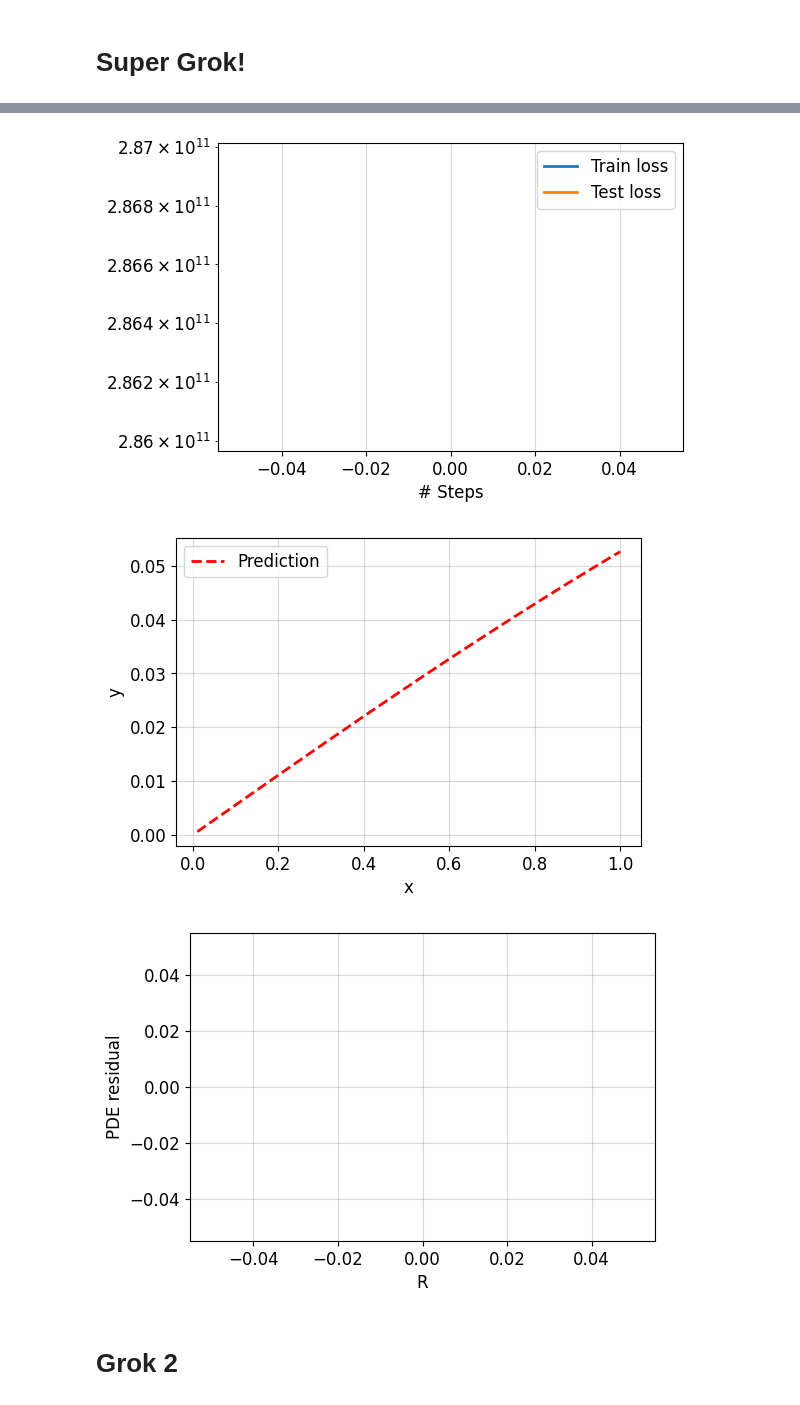
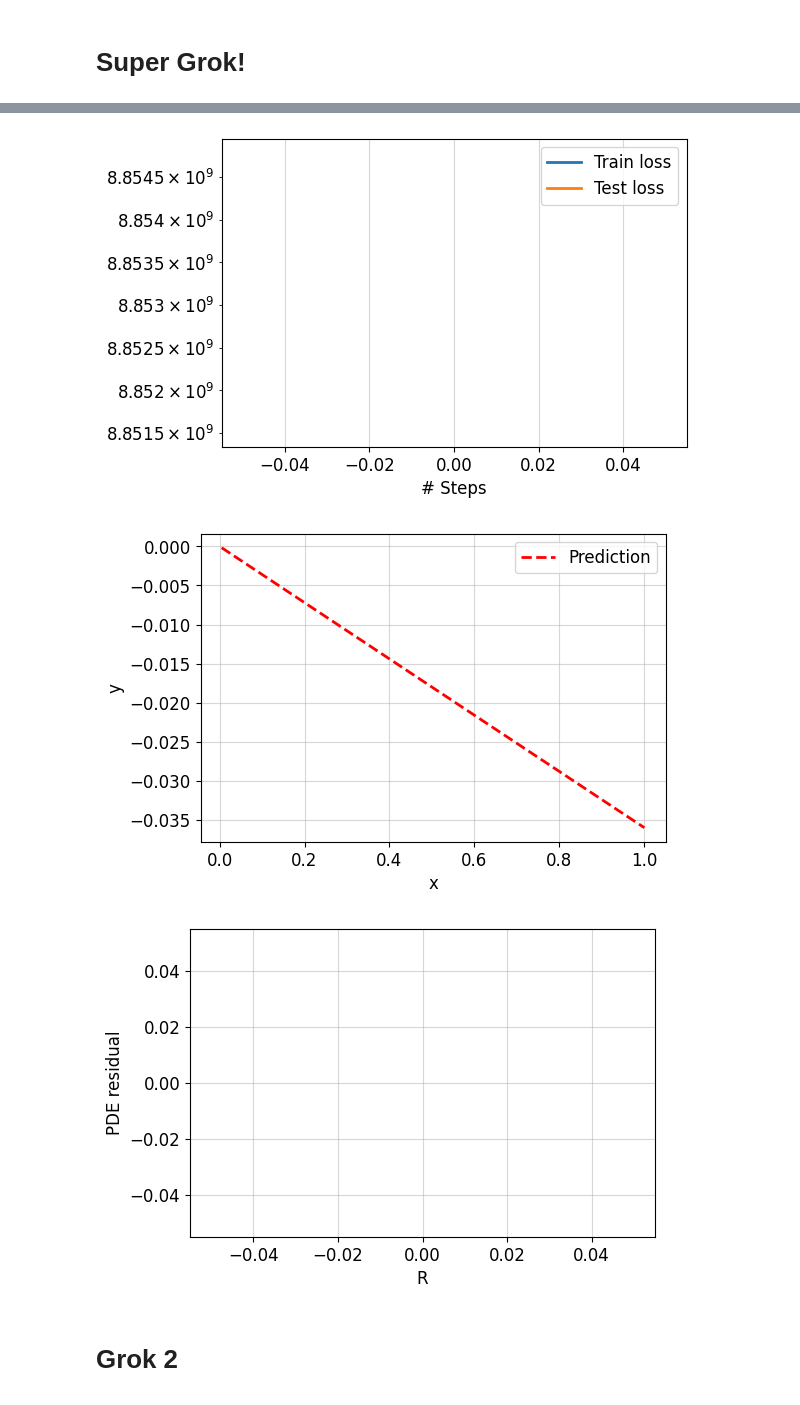
Before and after one commit to NimaFrj/Kaggle-Notebooks, a Jupyter notebook: hydro-pinn-test.ipynb, the cells around one changed output, grey strips where cells are left out. Drawn from its saved outputs; the diff is of its cells as text; code cells hidden in the pictures.

Commit message:
Kaggle Notebook | Hydro-PINN-Test | Version 7

```diff
--- a/hydro-pinn-test.ipynb
+++ b/hydro-pinn-test.ipynb
@@ -141,17 +141,17 @@ def Ptt(R, r):
 # Define the PDE
 def pde(R, r):
     epsilon = 1e-5
-    return dde.grad.jacobian(Prr(R, r), R, i=0, j=0) + Prr(R, r) / (R + epsilon) + Ptt(R, r) / (R + epsilon)
+    return dde.grad.jacobian(Prr(R, r), R, i=0, j=0) + Prr(R, r) / (R + epsilon) - Ptt(R, r) / (R + epsilon)
 
 # Define boundary functions
 def boundary_left(R, on_boundary):
-    return on_boundary and dde.utils.isclose(R[0], 1e-2)
+    return on_boundary and dde.utils.isclose(R[0], 5e-3)
 
 def boundary_right(R, on_boundary):
     return on_boundary and dde.utils.isclose(R[0], 1)
 
 # Define the geometry
-geom = dde.geometry.Interval(1e-2, 1)
+geom = dde.geometry.Interval(5e-3, 1)
 
 # Dirichlet BC at R = 1e-5
 bc1 = dde.icbc.DirichletBC(geom, lambda x: 0, boundary_left)
@@ -163,19 +163,19 @@ def bc2_func(inputs, outputs, X):
 bc2 = dde.icbc.OperatorBC(geom, bc2_func, boundary_right)
 
 # Define the PDE problem
-data = dde.data.PDE(geom, pde, [bc1, bc2], num_domain=100, num_boundary=2, num_test=200)
+data = dde.data.PDE(geom, pde, [bc1, bc2], num_domain=200, num_boundary=2, num_test=200)
 
 # Define the neural network
 activation = "tanh"
 initialization = "Glorot uniform"
-network = dde.nn.FNN([1] + [50] * 4 + [1], activation, initialization)
+network = dde.nn.FNN([1] + [200] * 5 + [1], activation, initialization)
 
 # Create and compile the model
 model = dde.Model(data, network)
-model.compile("adam", lr=1e-3)
+model.compile("adam", lr=3e-6)
 
 # Train the model
-losshistory, train_state = model.train(iterations=10000)
+losshistory, train_state = model.train(iterations=15000)
 
 # Save and plot the training results
 dde.saveplot(losshistory, train_state, issave=True, isplot=True)
@@ -202,12 +202,12 @@ Step      Train loss                        Test loss                         Te
 1000      [nan, nan, nan]                   [nan, nan, nan]                   []
 
 ... (6 lines left out)
 
 Saving loss history to /kaggle/working/loss.dat ...
 Saving training data to /kaggle/working/train.dat ...
 Saving test data to /kaggle/working/test.dat ...
-[figure, old version]
+[figure, new version]
-[figure, old version]
+[figure, new version]
 [figure]
 # %% [markdown]
 # Grok 2
```
Also changed, not shown: parts of 1 cell of this notebook.
